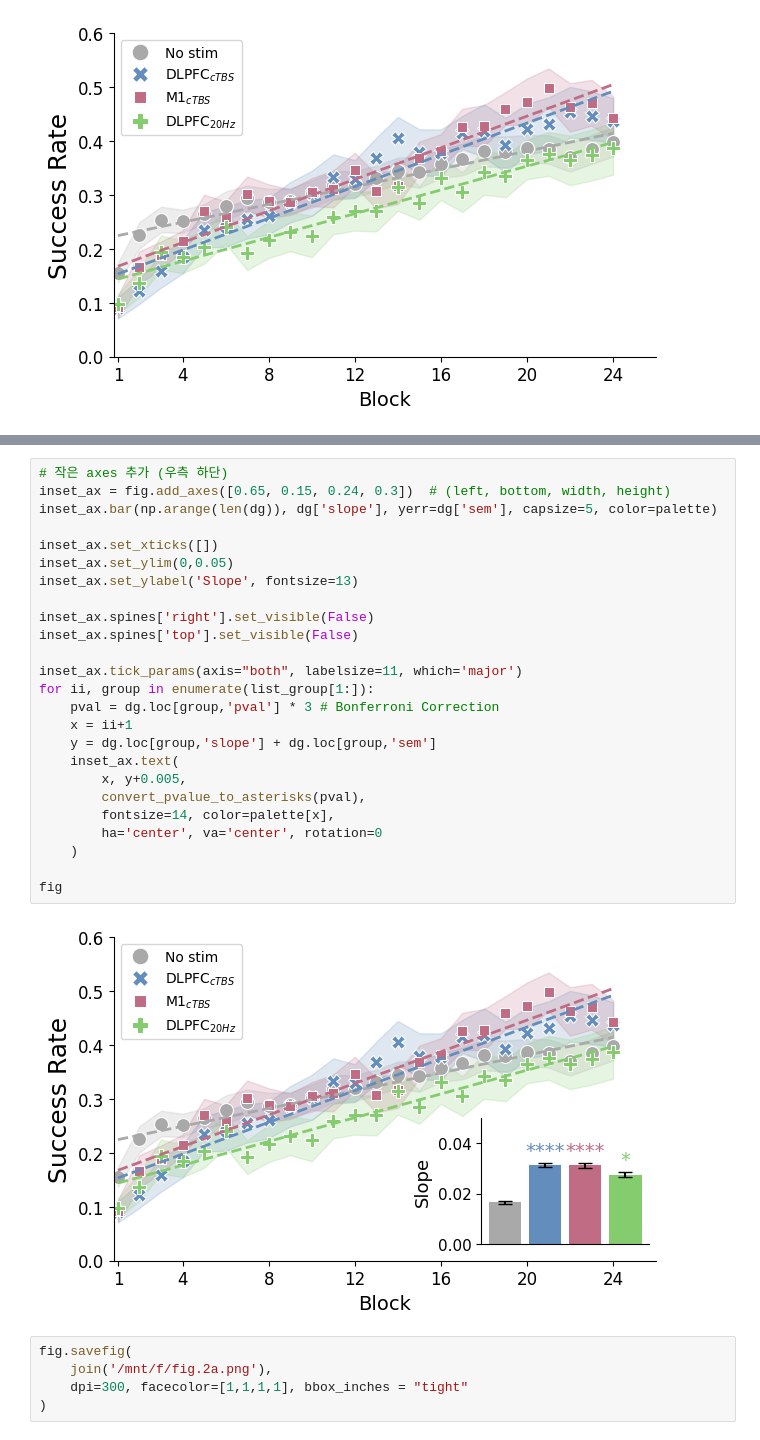
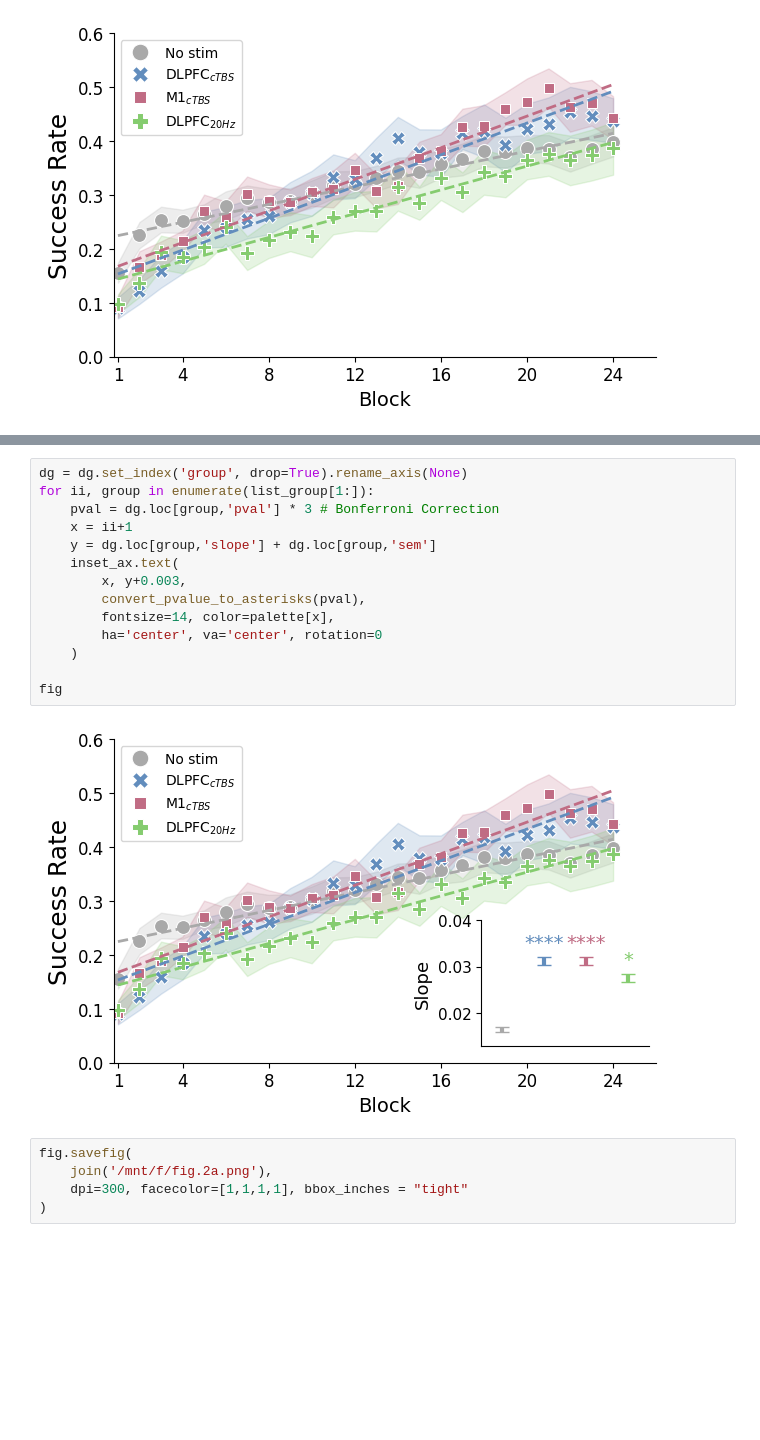
Before and after one commit to psb629/GloveProject_TMS, a Jupyter notebook: scripts/behav.fig.2a.ipynb, the cells around one changed output, grey strips where cells are left out. Saved outputs shown, nothing was run; the diff lists cells and outputs as text; blank space fills up the shorter version.

Commit message:
update the inset_ax

```diff
--- a/scripts/behav.fig.2a.ipynb
+++ b/scripts/behav.fig.2a.ipynb
@@ -239,30 +273,19 @@ dg
 # %%
-# 작은 axes 추가 (우측 하단)
-inset_ax = fig.add_axes([0.65, 0.15, 0.24, 0.3])  # (left, bottom, width, height)
-inset_ax.bar(np.arange(len(dg)), dg['slope'], yerr=dg['sem'], capsize=5, color=palette)
-
-inset_ax.set_xticks([])
-inset_ax.set_ylim(0,0.05)
-inset_ax.set_ylabel('Slope', fontsize=13)
-
-inset_ax.spines['right'].set_visible(False)
-inset_ax.spines['top'].set_visible(False)
-
-inset_ax.tick_params(axis="both", labelsize=11, which='major')
+dg = dg.set_index('group', drop=True).rename_axis(None)
 for ii, group in enumerate(list_group[1:]):
     pval = dg.loc[group,'pval'] * 3 # Bonferroni Correction
     x = ii+1
     y = dg.loc[group,'slope'] + dg.loc[group,'sem']
     inset_ax.text(
-        x, y+0.005,
+        x, y+0.003,
         convert_pvalue_to_asterisks(pval),
         fontsize=14, color=palette[x],
         ha='center', va='center', rotation=0
     )
 
 fig
 # %% [output]
-[figure, old version]
+[figure, new version]
 # %%
 fig.savefig(
     join('/mnt/f/fig.2a.png'),
```
Also changed, not shown: parts of 2 cells of this notebook.
